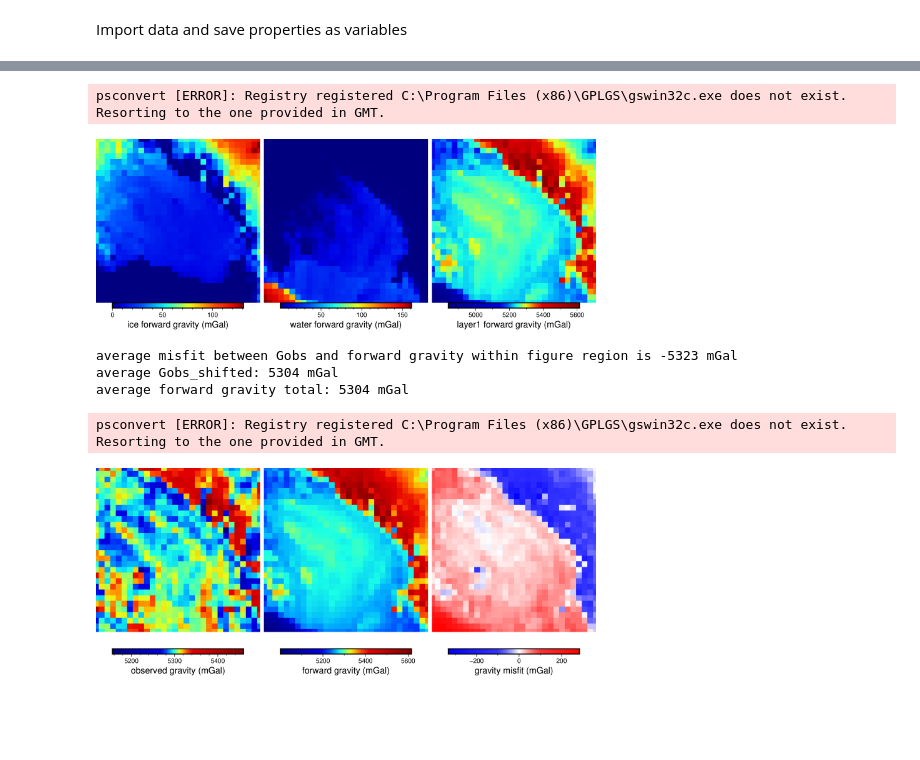
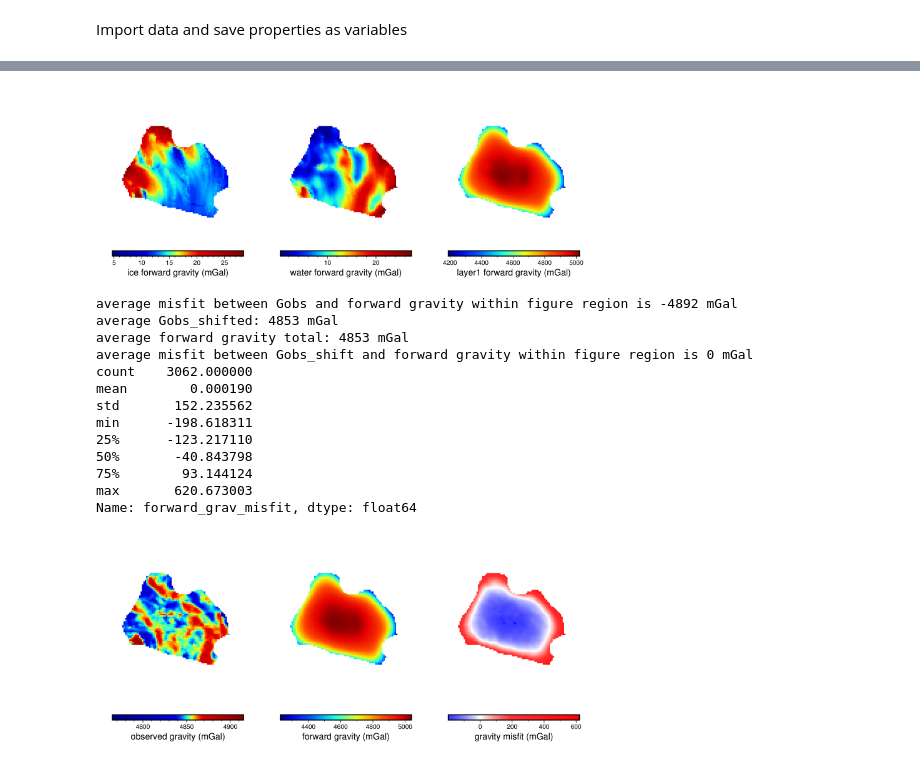
Before and after one commit to mdtanker/RIS_gravity_inversion, a Jupyter notebook: Fatiando/forward_layers_bedmachine.ipynb, the cells around one changed output, grey strips where cells are left out. Saved outputs shown, nothing was run; the diff lists cells and outputs as text; code cells hidden in the pictures; blank space fills up the shorter version.

```diff
--- a/Fatiando/forward_layers_bedmachine.ipynb
+++ b/Fatiando/forward_layers_bedmachine.ipynb
@@ -67,9 +57,9 @@ layers_list =[
             #  'layer2',
              ]
 spacing_list = [
-                40e3,
-                40e3,
-                40e3,
+                10e3,
+                10e3,
+                10e3,
                 # 40e3,
                 ]
 rho_list = [
@@ -80,10 +70,10 @@ rho_list = [
             ]
 
 fname_list=[
-            'C:/Users/matthewt/Documents/Python_Scripts/RIS_gravity_inversion/inversion_layers/BedMachine_surface_filled_inv.nc',
-            'C:/Users/matthewt/Documents/Python_Scripts/RIS_gravity_inversion/inversion_layers/BedMachine_icebase_filled_inv.nc',
-            'C:/Users/matthewt/Documents/Python_Scripts/RIS_gravity_inversion/inversion_layers/BedMachine_bed_inv.nc',
-            # 'C:/Users/matthewt/Documents/Python_Scripts/RIS_gravity_inversion/inversion_layers/ROSETTA_basement_BedMachine_bed_inv.nc',
+            'C:/Users/mtankersley/Documents/Python_Scripts/RIS_gravity_inversion/inversion_layers/BedMachine_surface_filled_inv.nc',
+            'C:/Users/mtankersley/Documents/Python_Scripts/RIS_gravity_inversion/inversion_layers/BedMachine_icebase_filled_inv.nc',
+            'C:/Users/mtankersley/Documents/Python_Scripts/RIS_gravity_inversion/inversion_layers/BedMachine_bed_inv.nc',
+            # 'C:/Users/mtankersley/Documents/Python_Scripts/RIS_gravity_inversion/inversion_layers/ROSETTA_basement_BedMachine_bed_inv.nc',
             ]
 
 layers = {j:{'spacing':spacing_list[i],
@@ -95,9 +85,10 @@ for k, v in layers.items():
     v['df']=xr.load_dataset(v['fname']).to_dataframe().reset_index()
     v['df']['rho']=v['rho']
     v['len']=len(v['df'].x)
+    v['df'].dropna(how='any', inplace=True)
 
-fname='C:/Users/matthewt/Documents/Python_Scripts/RIS_gravity_inversion/inversion_layers/gravity_inv.nc'
-grav_spacing = 40e3
+fname='C:/Users/mtankersley/Documents/Python_Scripts/RIS_gravity_inversion/inversion_layers/gravity_inv.nc'
+grav_spacing = 10e3
 grid_grav = xr.load_dataset(fname)
 df_grav = xr.load_dataset(fname).to_dataframe().reset_index()
 df_grav.rename(columns={'z':'Gobs'}, inplace=True)
@@ -249,8 +239,7 @@ for i, (k, v) in enumerate(layers.items()):
 
 fig.show()
 # %% [output]
-psconvert [ERROR]: Registry registered C:\Program Files (x86)\GPLGS\gswin32c.exe does not exist. Resorting to the one provided in GMT.
-[figure, old version]
+[figure, new version]
 # %%
 # plot observed, forward, and misfit gravity grids
 
@@ -263,6 +252,9 @@ print(f'average Gobs_shifted: {int(df_grav.Gobs_shift[(df_grav.x.between(e_fig,
 print(f'average forward gravity total: {int(df_grav.forward_grav_total[(df_grav.x.between(e_fig, w_fig)) & (df_grav.y.between(n_fig, s_fig))].mean())} mGal')
 
 df_grav['forward_grav_misfit'] = df_grav.Gobs_shift - df_grav.forward_grav_total
+misfit_shift = df_grav.forward_grav_misfit[(df_grav.x.between(e_fig, w_fig)) & (df_grav.y.between(n_fig, s_fig))].mean()
+print(f'average misfit between Gobs_shift and forward gravity within figure region is {int(misfit_shift)} mGal')
+print(df_grav.forward_grav_misfit.describe())
 
 forward_grav_grid=pygmt.xyz2grd(data = df_grav[['x','y','forward_grav_total']],
                                  region=inv_reg,
@@ -299,35 +291,44 @@ fig.shift_origin(xshift=(fig_width+2)/10)
 # plot forward gravity
 grid=forward_grav_grid
 pygmt.grd2cpt(cmap="jet", grid=grid, region=fig_reg, background=True, continuous=True)
 fig.grdimage(
         grid,
         cmap=True,
         projection=fig_proj,
         region=fig_reg,
         nan_transparent=True,
         frame=['+gwhite'])
 fig.colorbar(cmap=True, frame='af+l"forward gravity (mGal)"')
 
 
 fig.shift_origin(xshift=(fig_width+2)/10)
 
 # plot misfit gravity
 grid=misfit_grav_grid
 pygmt.grd2cpt(cmap="polar+h0", grid=grid, region=fig_reg, background=True, continuous=True)
 fig.grdimage(
         grid,
         cmap=True,#'polar+h0',
         projection=fig_proj,
         region=fig_reg,
         nan_transparent=True,
         frame=['+gwhite'])
 fig.colorbar(cmap=True, frame='af+l"gravity misfit (mGal)"')
 
 
 fig.show()
 # %% [output]
-average misfit between Gobs and forward gravity within figure region is -5323 mGal
-average Gobs_shifted: 5304 mGal
-average forward gravity total: 5304 mGal
+average misfit between Gobs and forward gravity within figure region is -4892 mGal
+average Gobs_shifted: 4853 mGal
+average forward gravity total: 4853 mGal
+average misfit between Gobs_shift and forward gravity within figure region is 0 mGal
+count    3062.000000
+mean        0.000190
+std       152.235562
+min      -198.618311
+25%      -123.217110
+50%       -40.843798
+75%        93.144124
+max       620.673003
+Name: forward_grav_misfit, dtype: float64
-psconvert [ERROR]: Registry registered C:\Program Files (x86)\GPLGS\gswin32c.exe does not exist. Resorting to the one provided in GMT.
-[figure, old version]
+[figure, new version]
```
Also changed, not shown: parts of 7 cells of this notebook, 1 other file.
